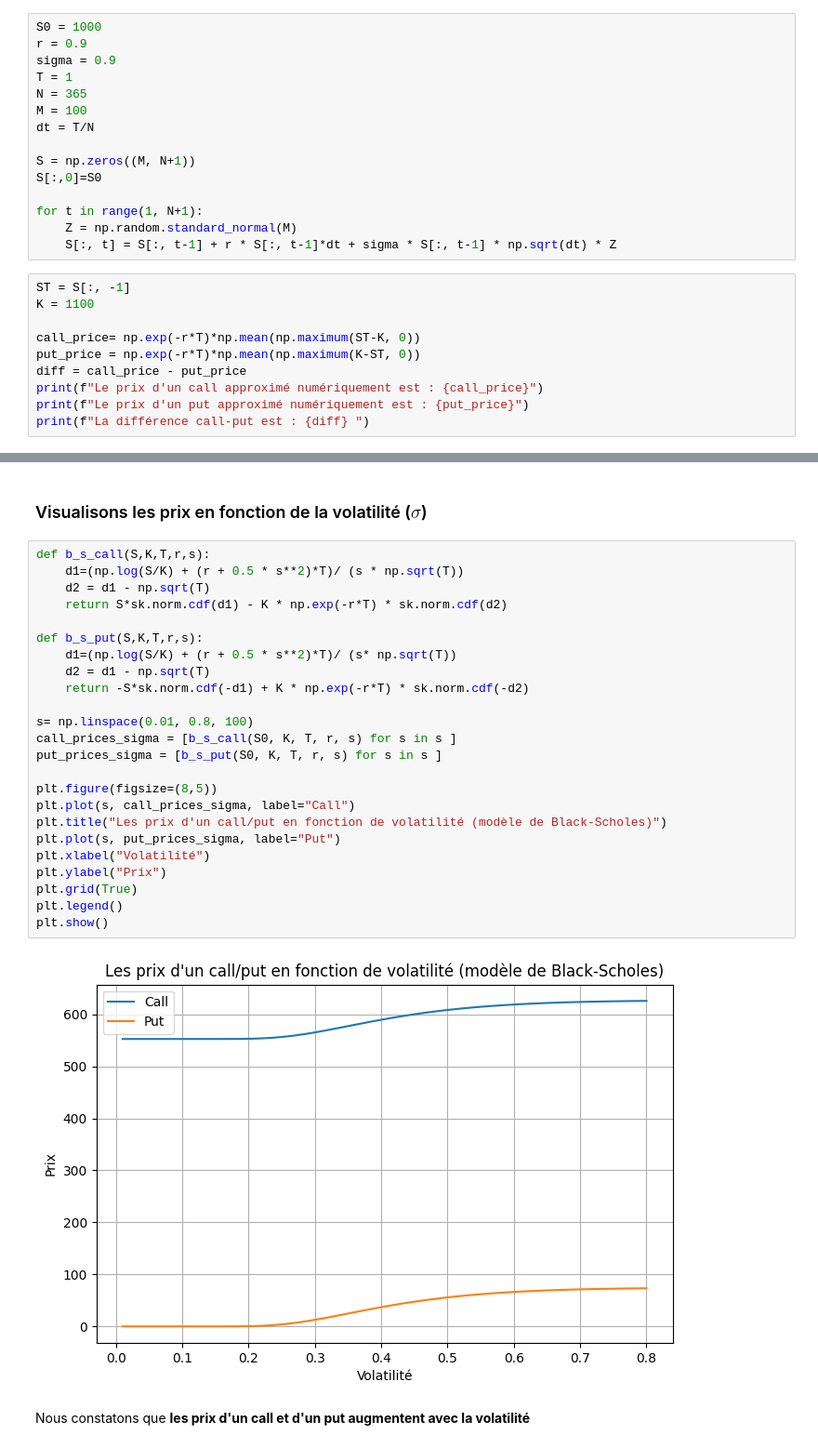
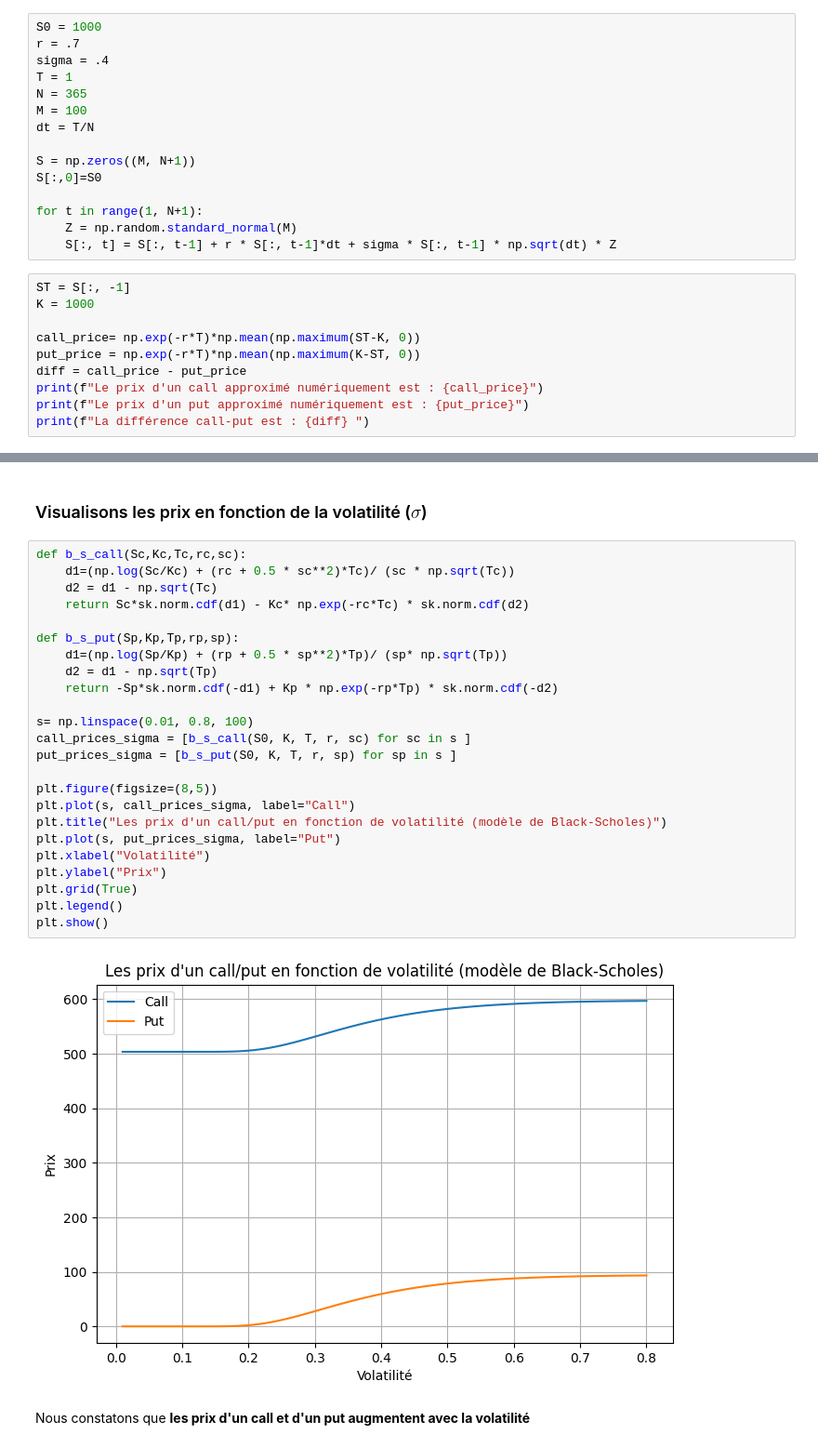
Before and after one commit to zmeikingleb/Financial_Models, a Jupyter notebook: Black Scholes.ipynb, the cells around one changed output, grey strips where cells are left out. Shown at 93% size. Drawn from its saved outputs; the diff is of its cells as text.

```diff
--- a/Black Scholes.ipynb
+++ b/Black Scholes.ipynb
@@ -18,8 +18,8 @@ import matplotlib.pyplot as plt
 import scipy.stats as sk
 # %%
 S0 = 1000
-r = 0.9
-sigma = 0.9
+r = .7
+sigma = .4
 T = 1
 N = 365
 M = 100
@@ -33,7 +33,7 @@ for t in range(1, N+1):
     S[:, t] = S[:, t-1] + r * S[:, t-1]*dt + sigma * S[:, t-1] * np.sqrt(dt) * Z
 # %%
 ST = S[:, -1]
-K = 1100
+K = 1000
 
 call_price= np.exp(-r*T)*np.mean(np.maximum(ST-K, 0))
 put_price = np.exp(-r*T)*np.mean(np.maximum(K-ST, 0))
@@ -83,31 +83,31 @@ $P(S_0, K, T, r, \sigma) = Ke^{-rT}\Phi(-d_2) - S_0\Phi(-d_1)$
 # %% [markdown]
 ### Visualisons les prix en fonction de la volatilité ($\sigma$)
 # %%
-def b_s_call(S,K,T,r,s):
-    d1=(np.log(S/K) + (r + 0.5 * s**2)*T)/ (s * np.sqrt(T))
-    d2 = d1 - np.sqrt(T)
-    return S*sk.norm.cdf(d1) - K * np.exp(-r*T) * sk.norm.cdf(d2)
+def b_s_call(Sc,Kc,Tc,rc,sc):
+    d1=(np.log(Sc/Kc) + (rc + 0.5 * sc**2)*Tc)/ (sc * np.sqrt(Tc))
+    d2 = d1 - np.sqrt(Tc)
+    return Sc*sk.norm.cdf(d1) - Kc* np.exp(-rc*Tc) * sk.norm.cdf(d2)
 
-def b_s_put(S,K,T,r,s):
-    d1=(np.log(S/K) + (r + 0.5 * s**2)*T)/ (s* np.sqrt(T))
-    d2 = d1 - np.sqrt(T)
-    return -S*sk.norm.cdf(-d1) + K * np.exp(-r*T) * sk.norm.cdf(-d2)
+def b_s_put(Sp,Kp,Tp,rp,sp):
+    d1=(np.log(Sp/Kp) + (rp + 0.5 * sp**2)*Tp)/ (sp* np.sqrt(Tp))
+    d2 = d1 - np.sqrt(Tp)
+    return -Sp*sk.norm.cdf(-d1) + Kp * np.exp(-rp*Tp) * sk.norm.cdf(-d2)
 
 s= np.linspace(0.01, 0.8, 100)
-call_prices_sigma = [b_s_call(S0, K, T, r, s) for s in s ]
-put_prices_sigma = [b_s_put(S0, K, T, r, s) for s in s ]
+call_prices_sigma = [b_s_call(S0, K, T, r, sc) for sc in s ]
+put_prices_sigma = [b_s_put(S0, K, T, r, sp) for sp in s ]
 
 plt.figure(figsize=(8,5))
 plt.plot(s, call_prices_sigma, label="Call")
 plt.title("Les prix d'un call/put en fonction de volatilité (modèle de Black-Scholes)")
 plt.plot(s, put_prices_sigma, label="Put")
 plt.xlabel("Volatilité")
 plt.ylabel("Prix")
 plt.grid(True)
 plt.legend()
 plt.show()
 # %% [output]
-[figure, old version]
+[figure, new version]
 # %% [markdown]
 Nous constatons que **les prix d'un call et d'un put augmentent avec la volatilité**
 # %% [markdown]
```
Also changed, not shown: parts of 5 cells of this notebook.
